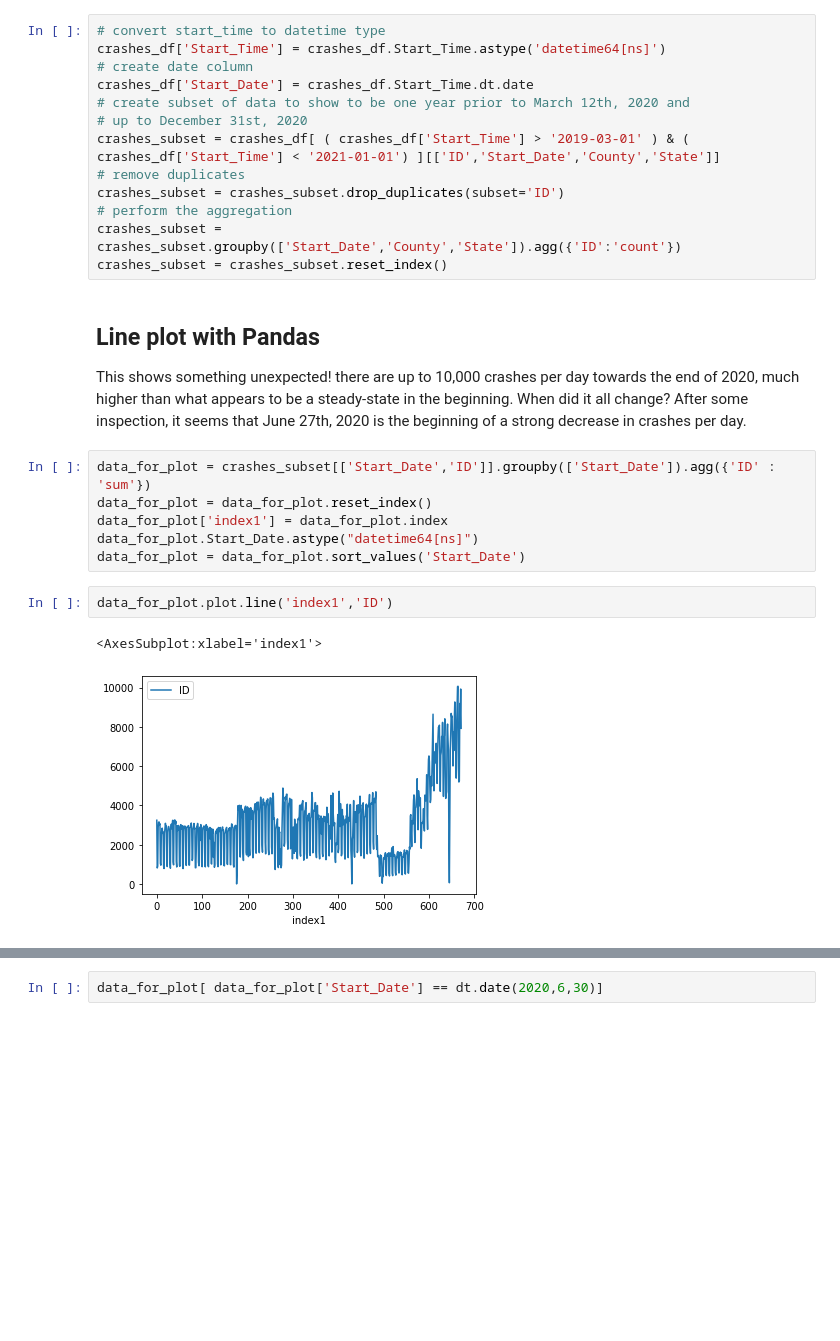
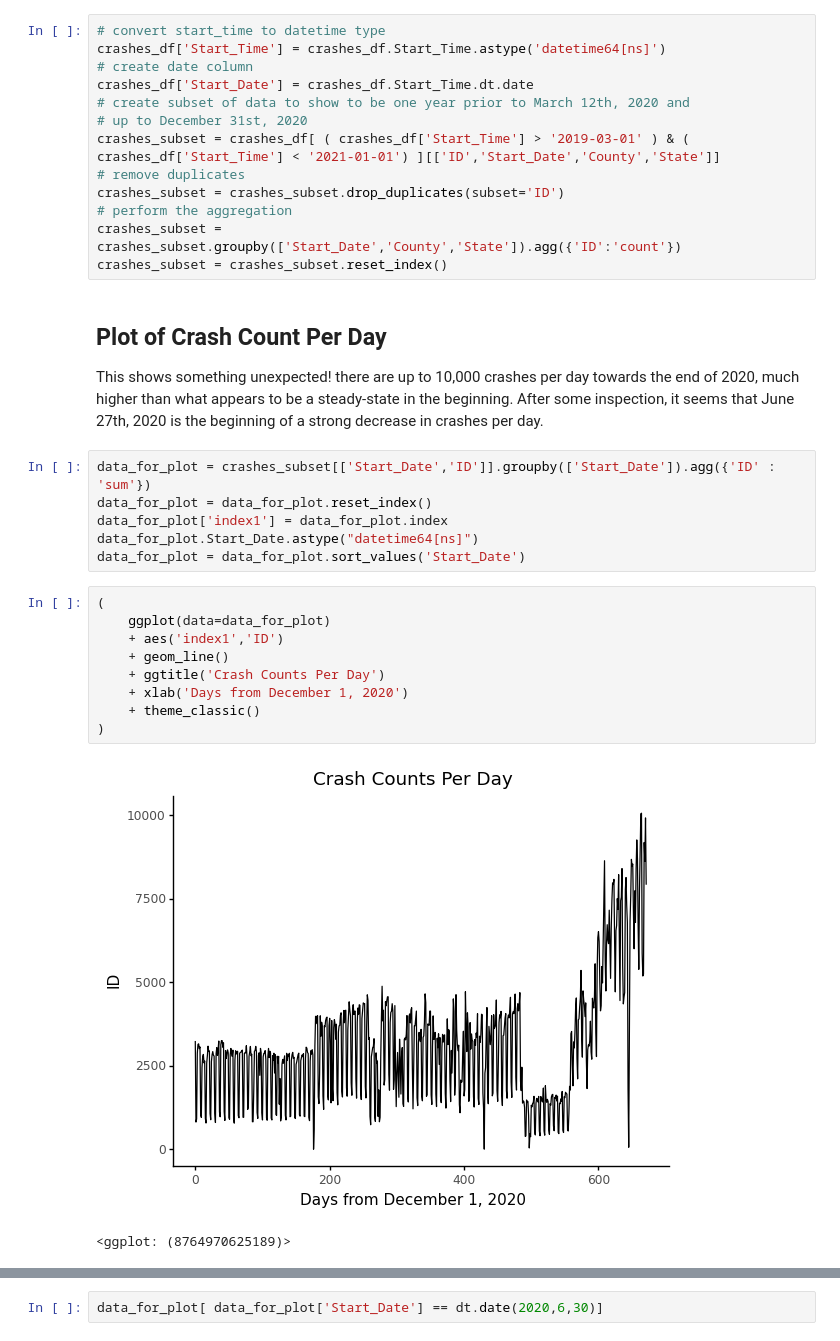
Before and after one commit to DJSherwood/ds_project1, a Jupyter notebook: crashes_and_covid.ipynb, the cells around one changed output, grey strips where cells are left out. Cells and saved outputs as stored; diff of their text form; blank space fills up the shorter version.

```diff
--- a/crashes_and_covid.ipynb
+++ b/crashes_and_covid.ipynb
@@ -39,17 +36,24 @@ crashes_subset = crashes_subset.drop_duplicates(subset='ID')
 crashes_subset = crashes_subset.groupby(['Start_Date','County','State']).agg({'ID':'count'})
 crashes_subset = crashes_subset.reset_index()
 # %% [markdown]
-## Line plot with Pandas
-This shows something unexpected! there are up to 10,000 crashes per day towards the end of 2020, much higher than what appears to be a steady-state in the beginning. When did it all change? After some inspection, it seems that June 27th, 2020 is the beginning of a strong decrease in crashes per day.
+## Plot of Crash Count Per Day
+This shows something unexpected! there are up to 10,000 crashes per day towards the end of 2020, much higher than what appears to be a steady-state in the beginning. After some inspection, it seems that June 27th, 2020 is the beginning of a strong decrease in crashes per day.
 # %%
 data_for_plot = crashes_subset[['Start_Date','ID']].groupby(['Start_Date']).agg({'ID' : 'sum'})
 data_for_plot = data_for_plot.reset_index()
 data_for_plot['index1'] = data_for_plot.index
 data_for_plot.Start_Date.astype("datetime64[ns]")
 data_for_plot = data_for_plot.sort_values('Start_Date')
-# %%
-data_for_plot.plot.line('index1','ID')
-# %% [output]
-<AxesSubplot:xlabel='index1'>
-[figure, removed]
+# %%
+(
+    ggplot(data=data_for_plot)
+    + aes('index1','ID')
+    + geom_line()
+    + ggtitle('Crash Counts Per Day')
+    + xlab('Days from December 1, 2020')
+    + theme_classic()
+)
+# %% [output]
+[figure, added]
+<ggplot: (8764970625189)>
 # %%
```
Also changed, not shown: parts of 46 cells of this notebook.
